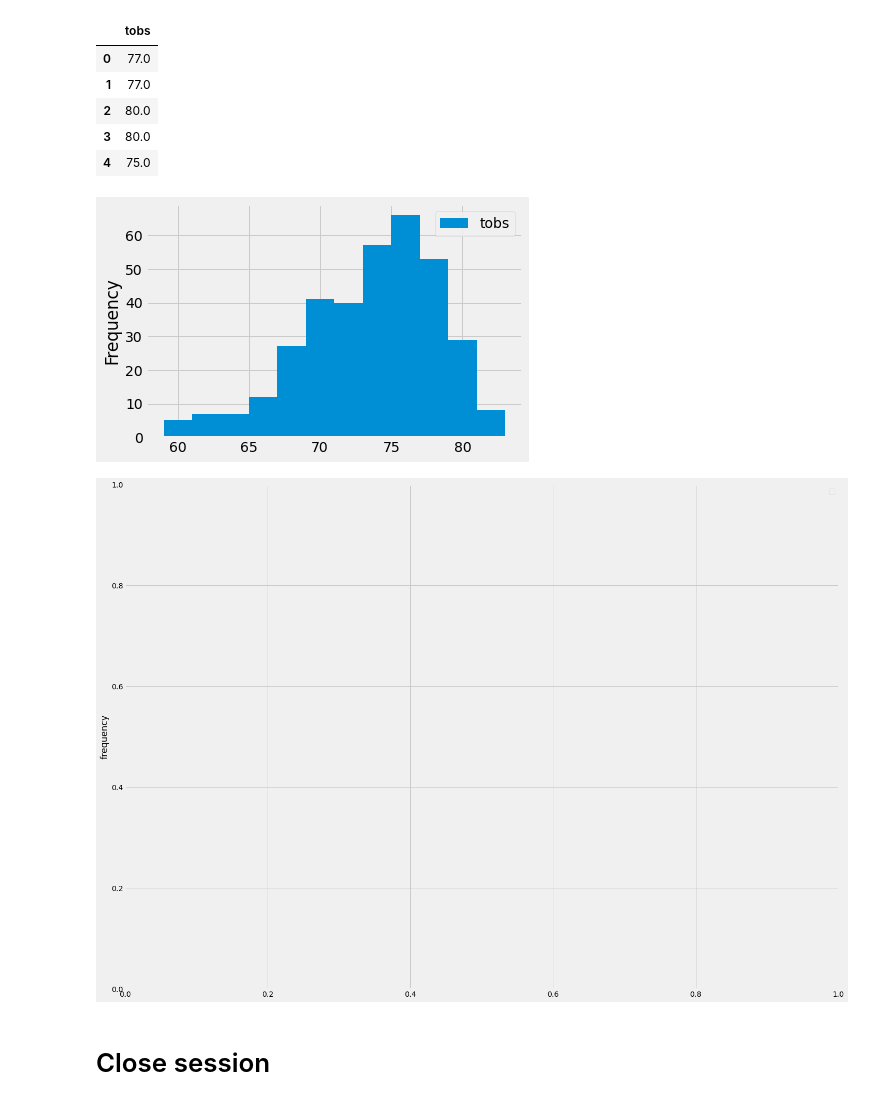
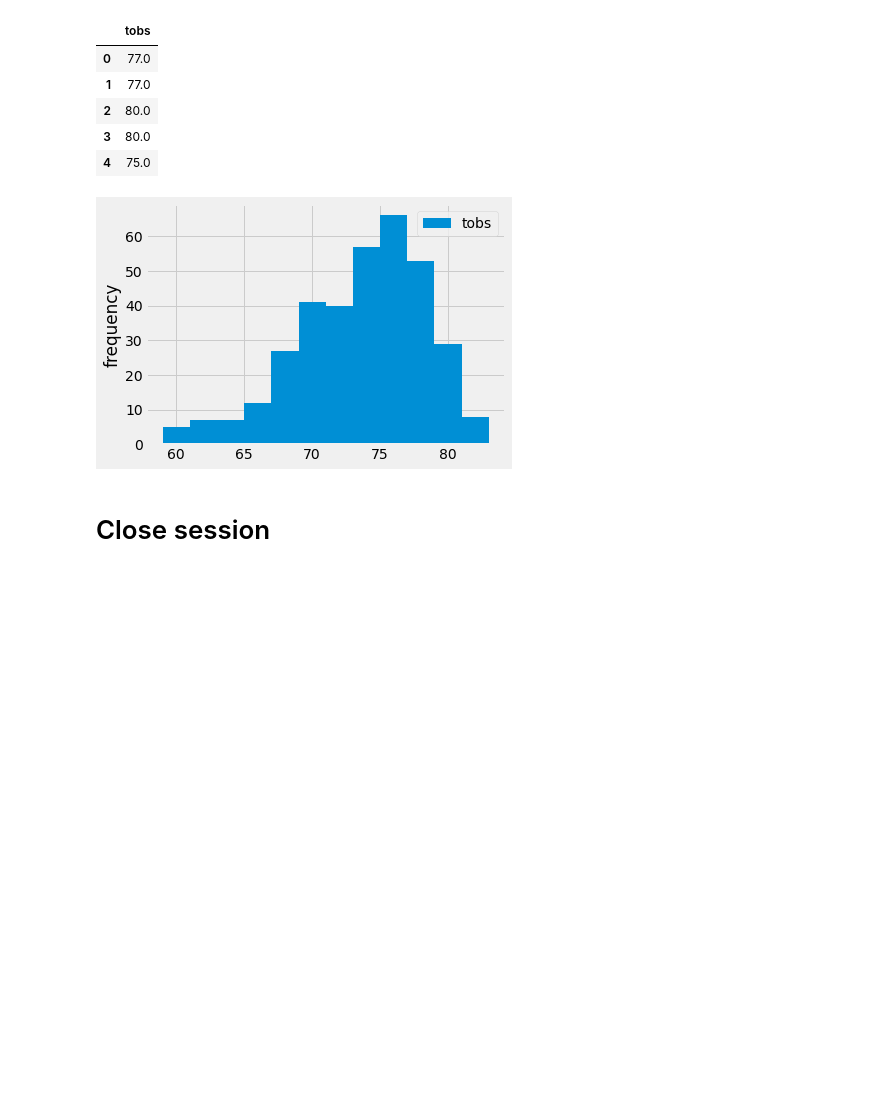
Before and after one commit to harsh-env/sqlalchemy-challenge, a Jupyter notebook: climate_starter.ipynb, the cells around one changed output. Drawn from its saved outputs; the diff is of its cells as text; code cells hidden in the pictures; blank space fills up the shorter version.

```diff
--- a/climate_starter.ipynb
+++ b/climate_starter.ipynb
@@ -281,15 +281,14 @@ templastyr_df.head()
 | 4 | 75.0 |
 # %%
 templastyr_df.plot.hist(bins=12)
-plt.figure(figsize=(20,14))
+# plt.figure(figsize=(20,14))
 plt.ylabel("frequency")
 plt.legend(["tobs"])
 plt.tight_layout()
 
 plt.savefig("output/frequecy.png")
 # %% [output]
-[figure, old version]
+[figure, new version]
-[figure, removed]
 # %% [markdown]
 # Close session
 # %%
```
Also changed, not shown: 2 other files.
